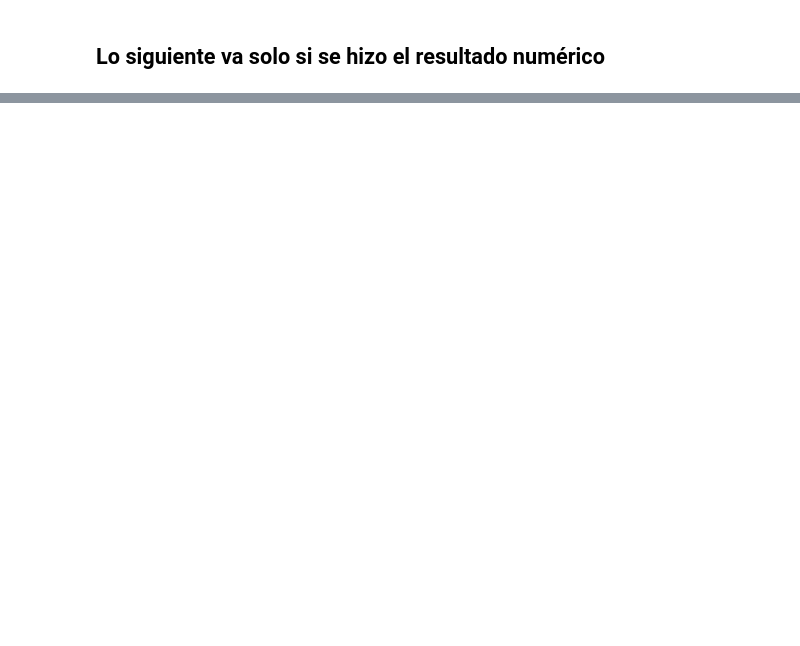
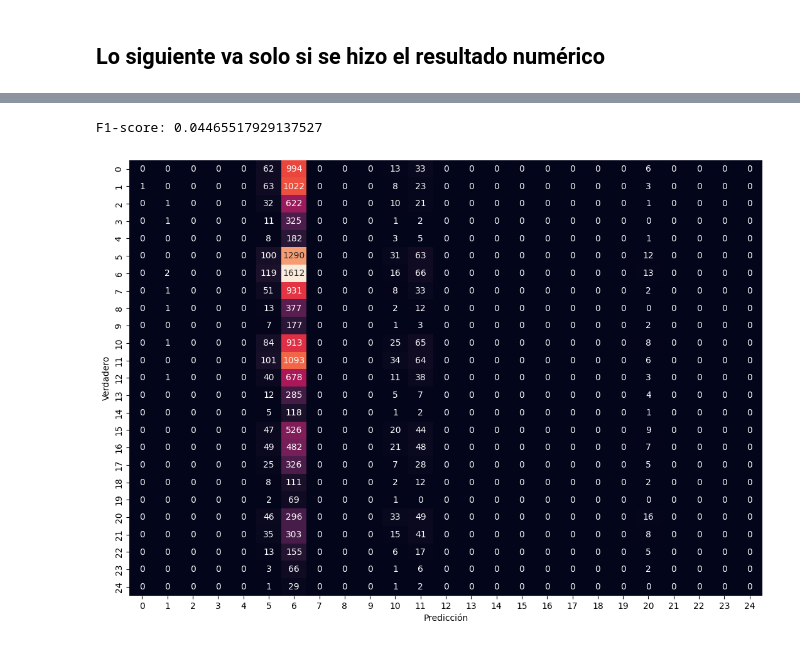
Before and after one commit to GonzaloFuentes1/IPRE-DeepLearningPrediccionDeResultadosDeportivos, a Jupyter notebook: Modelos/Fotmob/fotmob_model.ipynb, the cells around one changed output, grey strips where cells are left out. Drawn from its saved outputs; the diff is of its cells as text; code cells hidden in the pictures; blank space fills up the shorter version.

```diff
--- a/Modelos/Fotmob/fotmob_model.ipynb
+++ b/Modelos/Fotmob/fotmob_model.ipynb
@@ -247,0 +277,61 @@ weighted avg       0.40      0.44      0.27     15054
+# %%
+# Importamos librerías necesarias
+import pandas as pd
+from catboost import CatBoostClassifier, Pool
+
+# Cargamos el dataset (reemplazar 'data.csv' con su archivo)
+data = pd.read_csv("Media_Movil.csv")
+data = data.drop("Unnamed: 0", axis=1 )
+data = data.drop("Resultado",axis=1)
+
+categorical_cols = data.select_dtypes(include="object").columns
+if len(categorical_cols) > 0:  # Check if any categorical features exist
+    cat_features = list(categorical_cols)
+else:
+    cat_features = None  # No categorical features, set to None
+
+
+# Separamos las características (X) de la clase (y)
+X = data.drop(["Resultado_Numerico"], axis=1)
+y = data["Resultado_Numerico"]
+
+# Dividimos en conjuntos de entrenamiento y prueba
+from sklearn.model_selection import train_test_split
+
+X_train, X_test, y_train, y_test = train_test_split(X, y, test_size=0.2)
+
+# Creamos Pool para CatBoost (maneja datos categóricos)
+train_pool = Pool(
+    data=X_train, label=y_train
+)
+test_pool = Pool(X_test, label=y_test)
+
+# Definimos el modelo CatBoost
+model = CatBoostClassifier(
+    iterations=500, learning_rate=0.03, loss_function="CrossEntropy", silent=True
+)
+
+# Entrenamos el modelo
+model.fit(train_pool)
+
+# Realizamos predicciones
+predictions = model.predict(test_pool)
+
+# Evaluamos el rendimiento (por ejemplo, F1-score)
+from sklearn.metrics import f1_score
+
+f1 = f1_score(y_test, predictions, average="weighted")
+print("F1-score:", f1)
+# %% [output]
+F1-score: 0.04465517929137527
+# %%
+conf_matrix = confusion_matrix(y_test, predictions)
+plt.figure(figsize=(13, 9))
+
+sns.heatmap(conf_matrix, annot=True, fmt='d', cbar=False)
+
+plt.xlabel('Predicción')
+plt.ylabel('Verdadero')
+plt.show()
+# %% [output]
+[figure, added]
```
Also changed, not shown: parts of 10 cells of this notebook, 6 other files.
